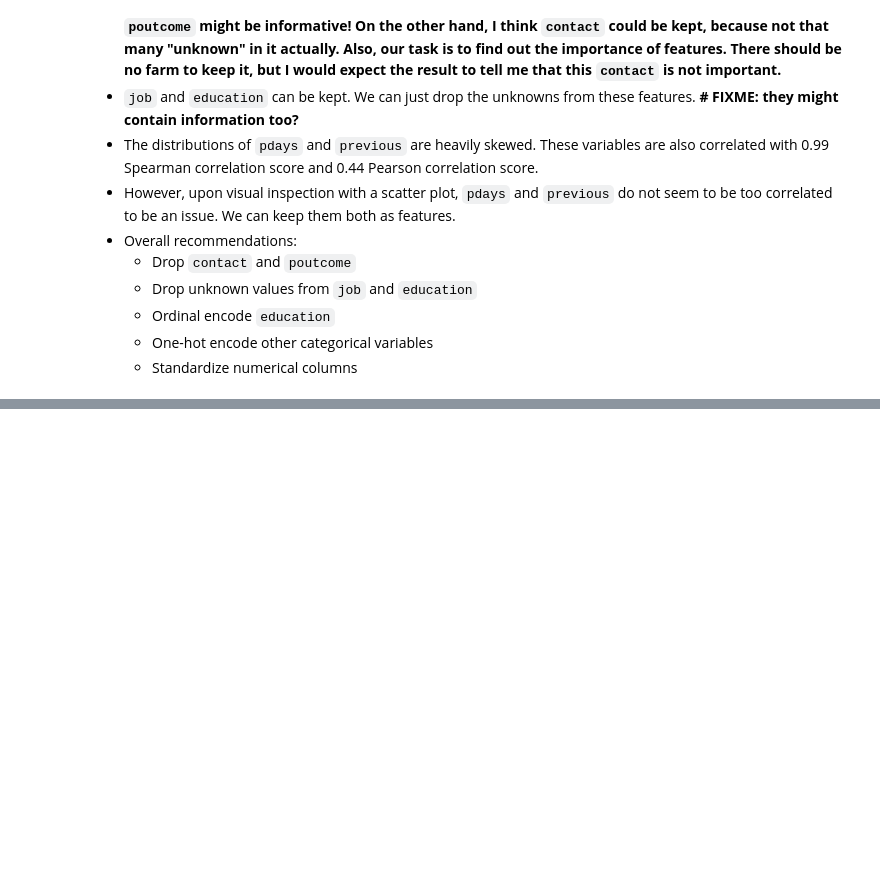
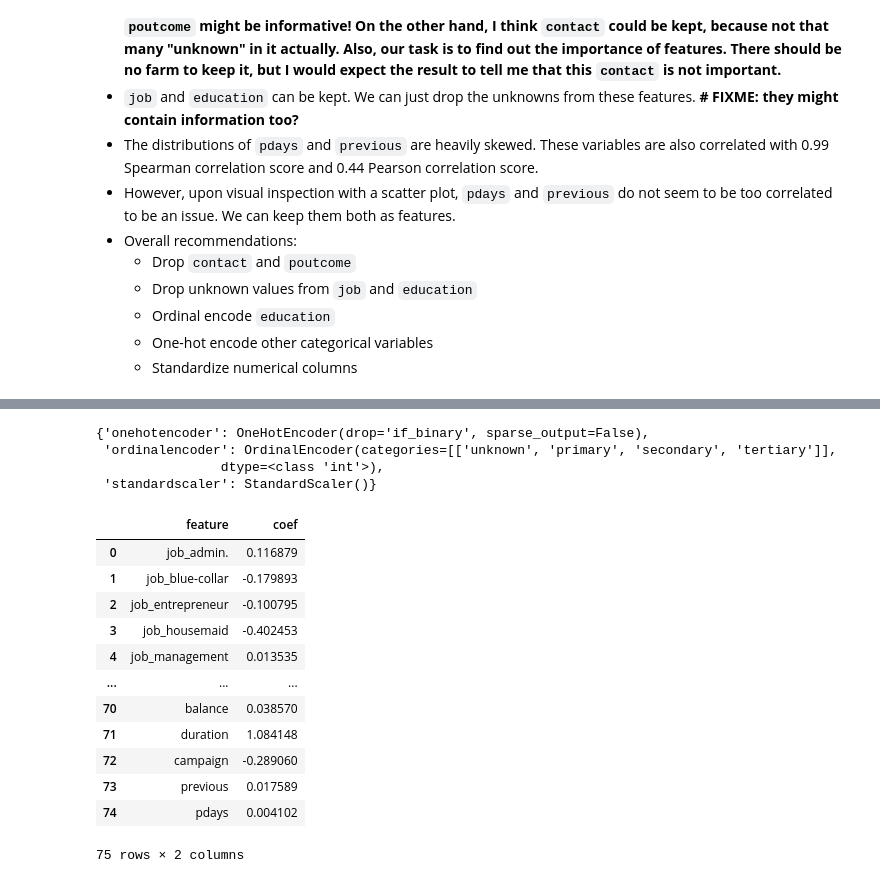
Before and after one commit to UBC-MDS/dsci522_group21, a Jupyter notebook: term_deposit_analysis.ipynb, the cells around one changed output, grey strips where cells are left out. Saved outputs shown, nothing was run; the diff lists cells and outputs as text; code cells hidden in the pictures; blank space fills up the shorter version.

```diff
--- a/term_deposit_analysis.ipynb
+++ b/term_deposit_analysis.ipynb
@@ -175,0 +271,31 @@ col_transformer = make_column_transformer((OneHotEncoder(sparse_output=False, dr
+# %%
+lr_pipe.named_steps['columntransformer'].named_transformers_
+# %% [output]
+{'onehotencoder': OneHotEncoder(drop='if_binary', sparse_output=False),
+ 'ordinalencoder': OrdinalEncoder(categories=[['unknown', 'primary', 'secondary', 'tertiary']],
+                dtype=<class 'int'>),
+ 'standardscaler': StandardScaler()}
+# %%
+categorical_cols = lr_pipe.named_steps['columntransformer'].named_transformers_['onehotencoder'].get_feature_names_out().tolist()
+ordinal_cols = lr_pipe.named_steps['columntransformer'].named_transformers_['ordinalencoder'].get_feature_names_out().tolist()
+numeric_cols = lr_pipe.named_steps['columntransformer'].named_transformers_['standardscaler'].get_feature_names_out().tolist()
+
+feature_importance = pd.DataFrame({
+    'feature': categorical_cols + ordinal_cols + numeric_cols,
+    'coef': lr_pipe.named_steps['logisticregression'].coef_[0].tolist()
+})
+feature_importance
+# %% [output]
+|  | feature | coef |
+| 0 | job_admin. | 0.116879 |
+| 1 | job_blue-collar | -0.179893 |
+| 2 | job_entrepreneur | -0.100795 |
+| 3 | job_housemaid | -0.402453 |
+| 4 | job_management | 0.013535 |
+| ... | ... | ... |
+| 70 | balance | 0.038570 |
+| 71 | duration | 1.084148 |
+| 72 | campaign | -0.289060 |
+| 73 | previous | 0.017589 |
+| 74 | pdays | 0.004102 |
+75 rows × 2 columns
```
Also changed, not shown: parts of 10 cells of this notebook.
